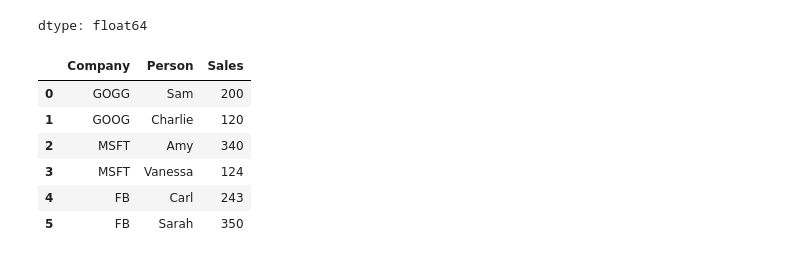
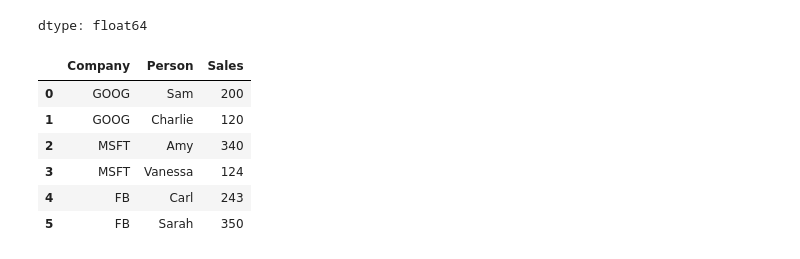
Before and after one commit to Ayush-hm/AI-Toolbox, a Jupyter notebook: Time_Series_Forecasting_using_Python.ipynb, the cells around one changed output. Cells and saved outputs as stored; diff of their text form; code cells hidden in the pictures.

Commit message:
Timeseries Dataframe Missing Values

```diff
--- a/Time_Series_Forecasting_using_Python.ipynb
+++ b/Time_Series_Forecasting_using_Python.ipynb
@@ -579,14 +579,14 @@ df['col1'].fillna(value=df['col1'].mean())
 | 3 | 4.000000 |
 dtype: float64
 # %%
-data ={'Company':['GOGG','GOOG','MSFT','MSFT','FB','FB'],
+data ={'Company':['GOOG','GOOG','MSFT','MSFT','FB','FB'],
        'Person':['Sam','Charlie','Amy','Vanessa','Carl','Sarah'],
        'Sales':[200,120,340,124,243,350]}
 df=pd.DataFrame(data)
 df
 # %% [output]
 |  | Company | Person | Sales |
-| 0 | GOGG | Sam | 200 |
+| 0 | GOOG | Sam | 200 |
 | 1 | GOOG | Charlie | 120 |
 | 2 | MSFT | Amy | 340 |
 | 3 | MSFT | Vanessa | 124 |
```
Also changed, not shown: parts of 17 cells of this notebook.
